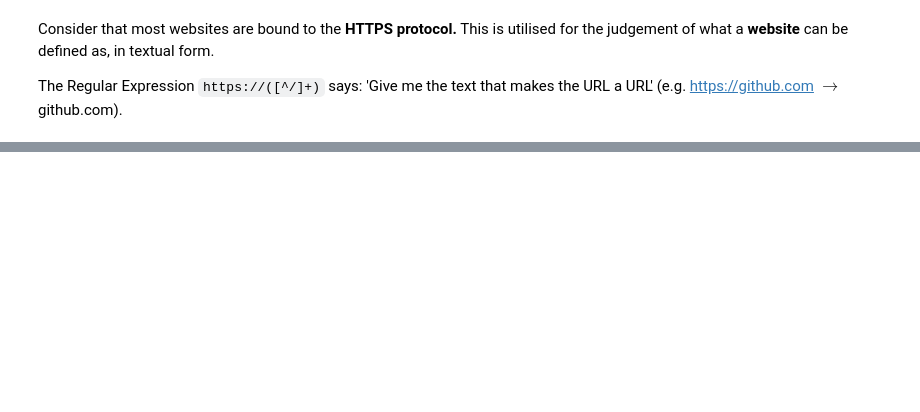
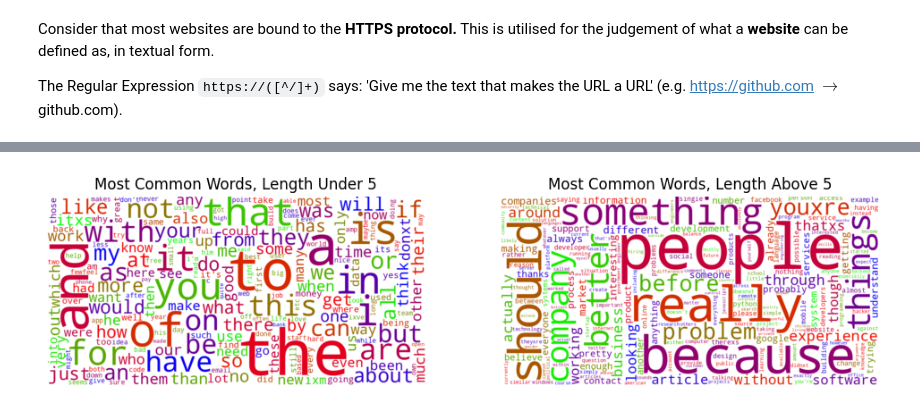
Before and after one commit to biggiefats/HackerNewsAnalysis, a Jupyter notebook: HackerNews.ipynb, the cells around one changed output, grey strips where cells are left out. Cells and saved outputs as stored; diff of their text form; code cells hidden in the pictures; blank space fills up the shorter version.

```diff
--- a/HackerNews.ipynb
+++ b/HackerNews.ipynb
@@ -1128,0 +1240,48 @@ The Regular Expression `https://([^/]+)` says: 'Give me the text that makes the
+# %%
+from collections import defaultdict
+from wordcloud import WordCloud, ImageColorGenerator
+import re
+
+
+# Word selections
+comments = list(df['text'].values)
+word_map = defaultdict(int)
+long_word_map = defaultdict(int)
+
+for comment in comments:
+    true_word = [w.lower() for w in re.sub(pattern=r'[^\w\s\']+|\d+', repl='', string=comment).split(' ') if w != '']
+    for word in true_word:
+        if len(word) > 5:
+            long_word_map[word] += 1
+        else:
+            word_map[word] += 1
+
+# Sort by word frequency, then by alphabetical order
+long_word_map = dict(sorted(long_word_map.items(), key=lambda m: m[0]))
+long_word_map = dict(sorted(long_word_map.items(), key=lambda m: m[1], reverse=True))
+
+word_map = dict(sorted(word_map.items(), key=lambda m: m[0]))
+word_map = dict(sorted(word_map.items(), key=lambda m: m[1], reverse=True))
+
+# Viz time
+wordcloud = WordCloud(width=1200, height=600, background_color='white', max_font_size=200, colormap='brg')
+wordcloud.generate_from_frequencies(word_map)
+
+longwordcloud = WordCloud(width=1200, height=600, background_color='white', max_font_size=200, colormap='brg')
+longwordcloud.generate_from_frequencies(long_word_map)
+
+fig, axes = plt.subplots(figsize=(12,6), ncols=2)
+
+ax = axes[0]
+ax.set_title("Most Common Words, Length Under 5")
+ax.imshow(wordcloud, interpolation='bilinear')
+ax.axis('off')
+
+ax = axes[1]
+ax.set_title("Most Common Words, Length Above 5")
+ax.imshow(longwordcloud, interpolation='bilinear')
+ax.axis('off')
+
+plt.show()
+# %% [output]
+[figure, added]
```
Also changed, not shown: parts of 20 cells of this notebook.
